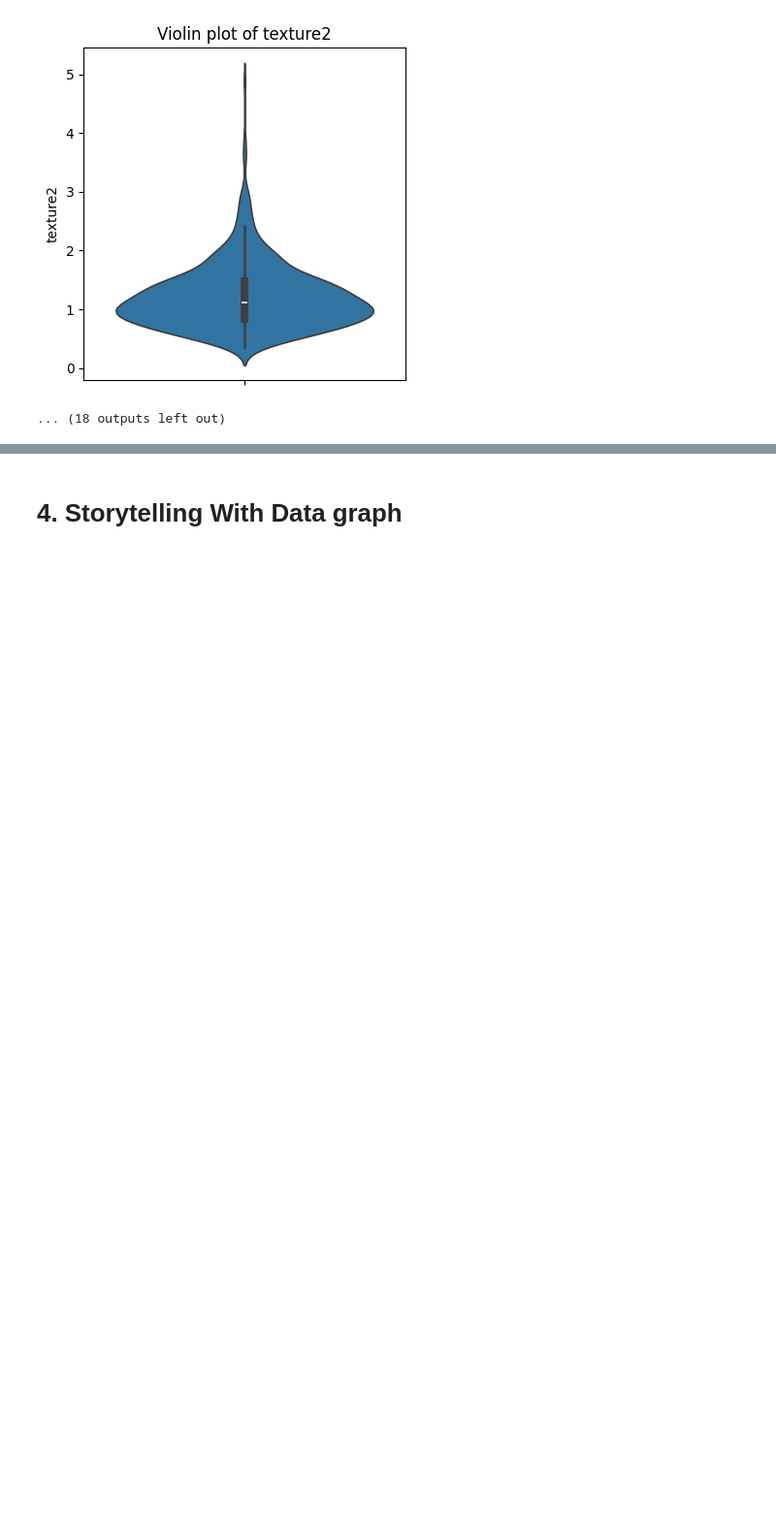
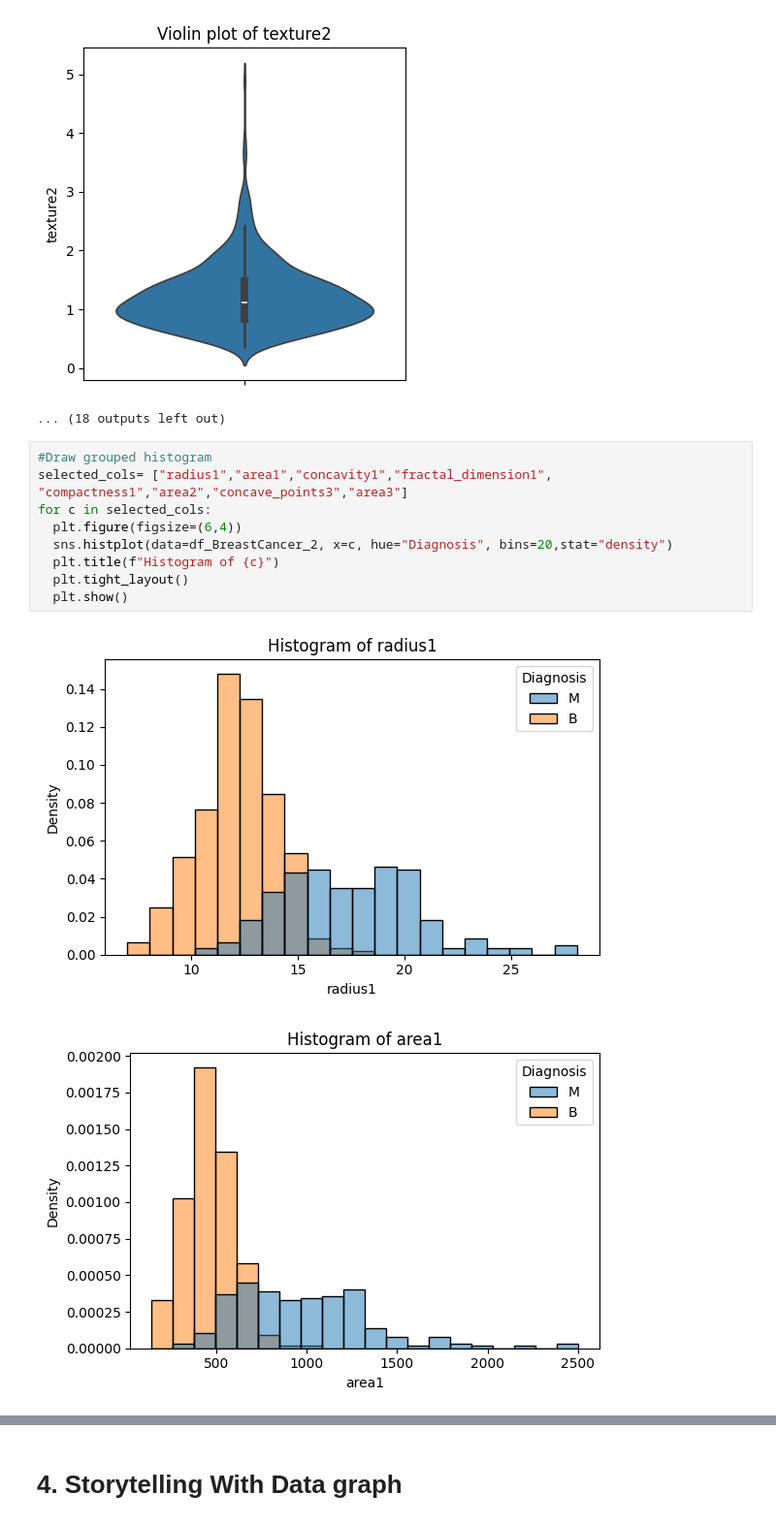
Before and after one commit to Jbaner/Module-B-semester-2, a Jupyter notebook: Week4.ipynb, the cells around one changed output, grey strips where cells are left out. Shown at 97% size. Saved outputs shown, nothing was run; the diff lists cells and outputs as text; blank space fills up the shorter version.

```diff
--- a/Week4.ipynb
+++ b/Week4.ipynb
@@ -269,3 +270,15 @@ for c in numeric_only_cols:
 [figure]
 [figure]
 ... (18 outputs left out)
+# %%
+#Draw grouped histogram
+selected_cols= ["radius1","area1","concavity1","fractal_dimension1", "compactness1","area2","concave_points3","area3"]
+for c in selected_cols:
+  plt.figure(figsize=(6,4))
+  sns.histplot(data=df_BreastCancer_2, x=c, hue="Diagnosis", bins=20,stat="density")
+  plt.title(f"Histogram of {c}")
+  plt.tight_layout()
+  plt.show()
+# %% [output]
+[figure, added]
+[figure, added]
```
Also changed, not shown: parts of 4 cells of this notebook.
